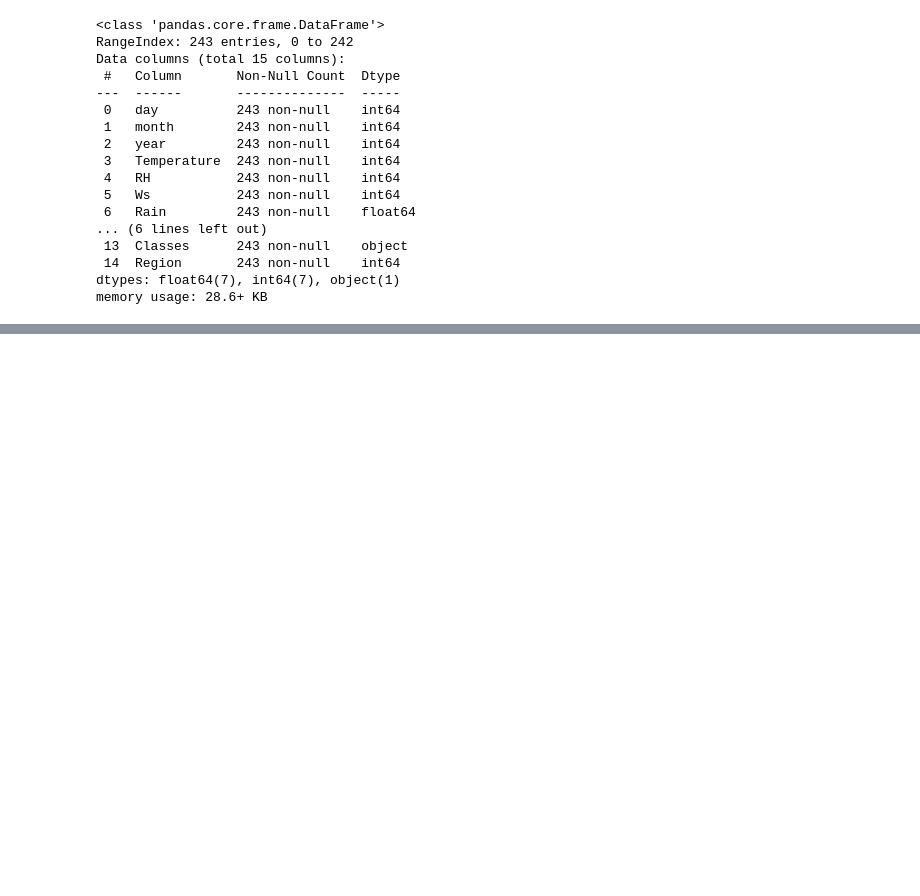
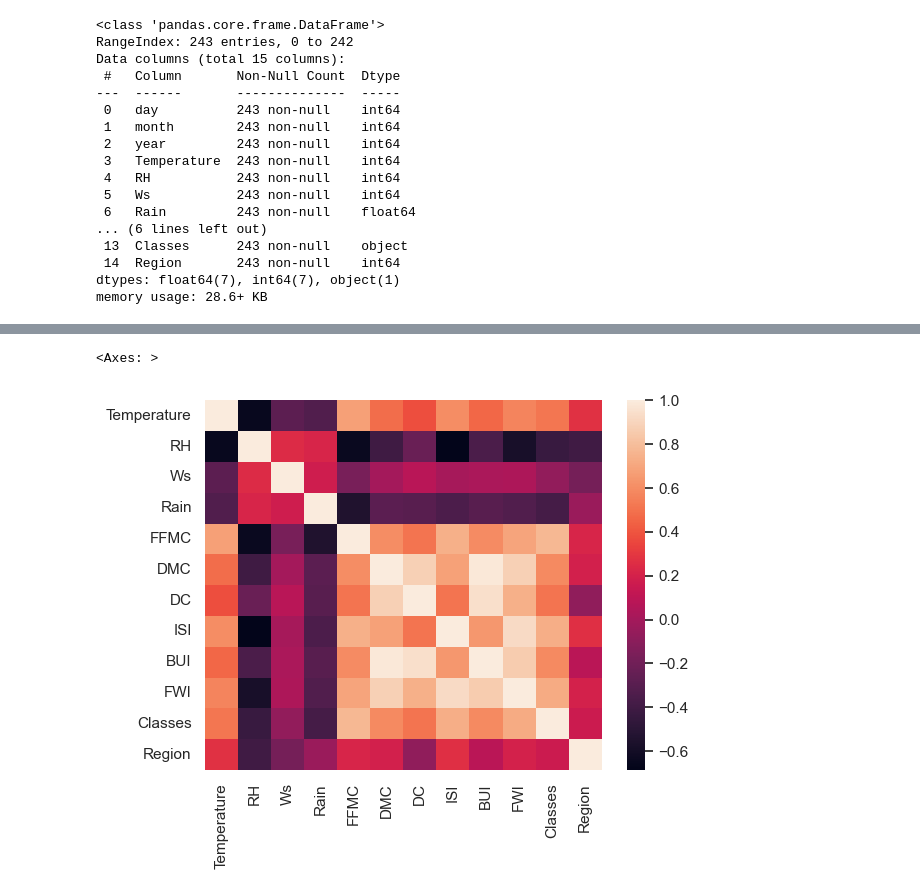
Before and after one commit to Imani-hub-pixel/Predicting-Fire-weather-Index-to-forecast-Algerian-Fires-using-Linear-Regression, a Jupyter notebook: Data cleaning.ipynb, the cells around one changed output, grey strips where cells are left out. Cells and saved outputs as stored; diff of their text form; code cells hidden in the pictures; blank space fills up the shorter version.

```diff
--- a/Data cleaning.ipynb
+++ b/Data cleaning.ipynb
@@ -235,0 +319,5 @@ df.to_csv('Algerian_forest_fires_cleaned_dataset.csv',index=False)
+# %%
+sns.heatmap(df_copy.corr())
+# %% [output]
+<Axes: >
+[figure, added]
```
Also changed, not shown: parts of 19 cells of this notebook.
